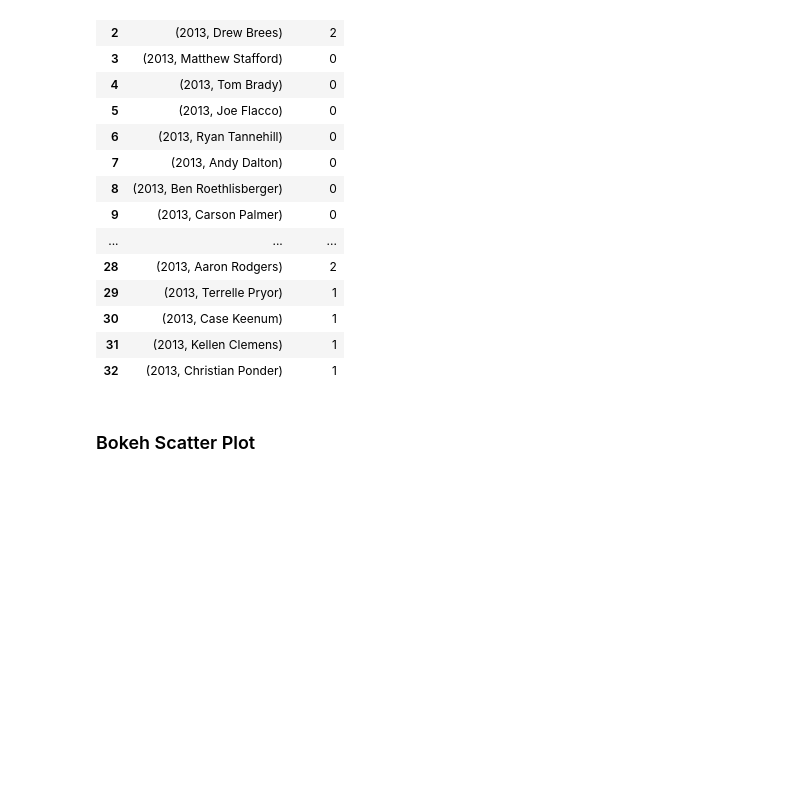
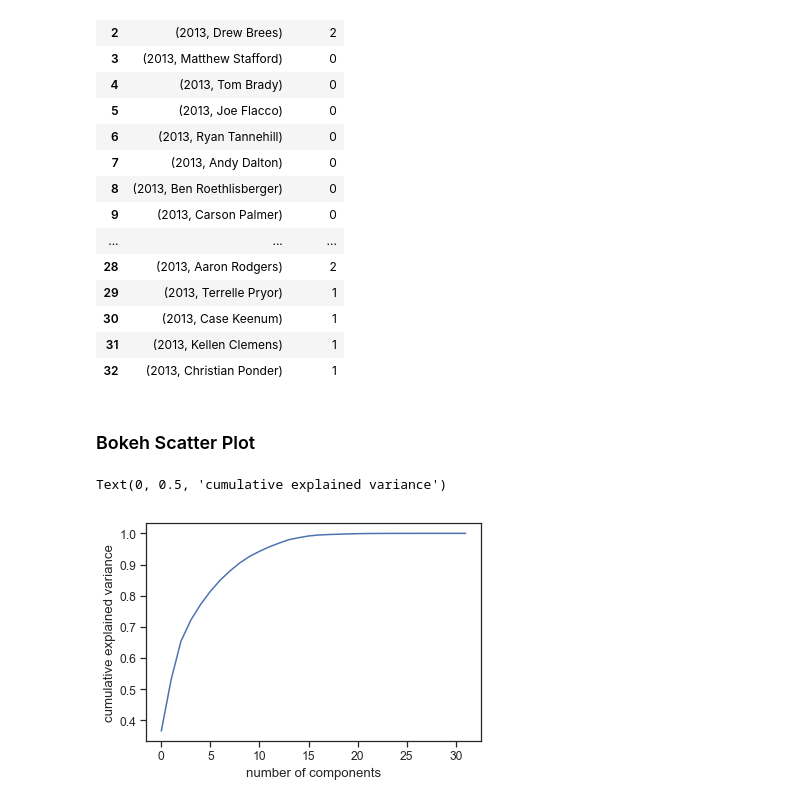
Before and after one commit to jyee11/NFL-Quarterback-Clustering, a Jupyter notebook: NFL_Report.ipynb, the cells around one changed output. Saved outputs shown, nothing was run; the diff lists cells and outputs as text; code cells hidden in the pictures; blank space fills up the shorter version.

```diff
--- a/NFL_Report.ipynb
+++ b/NFL_Report.ipynb
@@ -699,3 +718,13 @@ cluster_map13
 | 32 | (2013, Christian Ponder) | 1 |
 # %% [markdown]
 ### Bokeh Scatter Plot
+# %%
+qb_stan=StandardScaler().fit_transform(data2)
+# %%
+pca_fit = PCA().fit(qb_stan)
+plt.plot(np.cumsum(pca_fit.explained_variance_ratio_))
+plt.xlabel('number of components')
+plt.ylabel('cumulative explained variance')
+# %% [output]
+Text(0, 0.5, 'cumulative explained variance')
+[figure, added]
```
Also changed, not shown: parts of 10 cells of this notebook.
